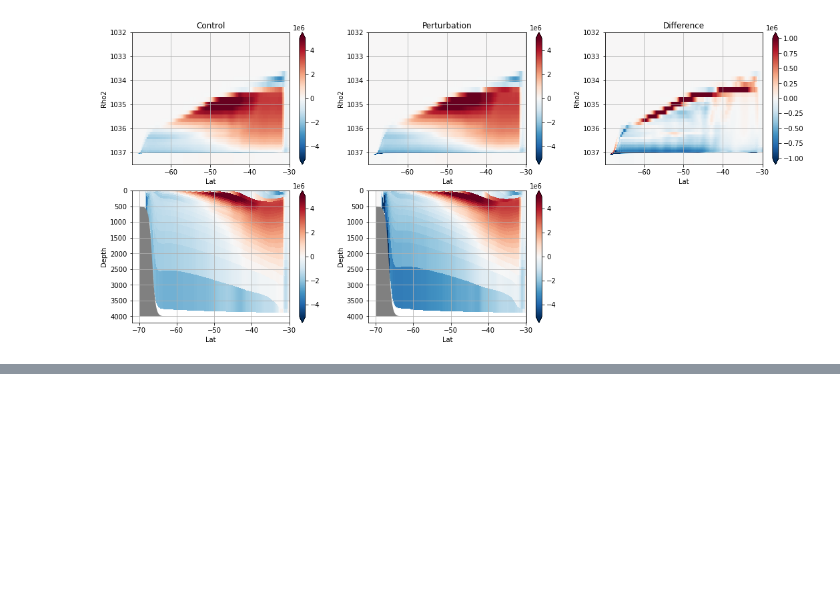
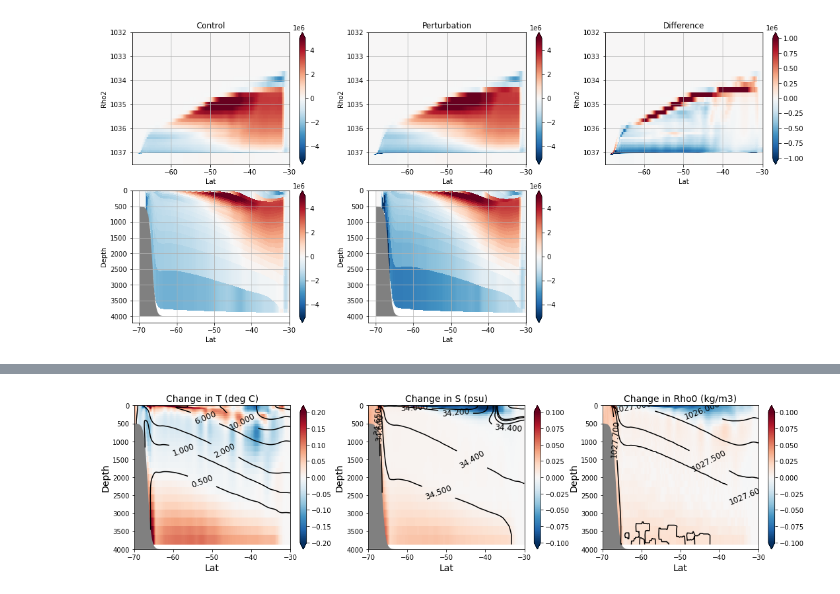
Before and after one commit to hmkhatri/MOM6-Channel-Southern-Ocean, a Jupyter notebook: Analysis/FW_IO_25.ipynb, the cells around one changed output, grey strips where cells are left out. Saved outputs shown, nothing was run; the diff lists cells and outputs as text; code cells hidden in the pictures; blank space fills up the shorter version.

```diff
--- a/Analysis/FW_IO_25.ipynb
+++ b/Analysis/FW_IO_25.ipynb
@@ -338,0 +494,55 @@ ds_rho_per.close()
+# %%
+# Change in salinity, temperature, rho0.
+
+depth = ds_z[0]['depth_ocean'].isel(xh=0)
+T_lev = [0.5, 1., 2., 6., 10., 14., 18.]
+S_lev = [33.5, 34., 34.2, 34.4, 34.5, 34.6, 34.65, 35.2]
+Rho_lev = [1024., 1025., 1026., 1027., 1027.5, 1027.6, 1027.7]
+
+
+grid1 = plt.GridSpec(1, 3, wspace=0.2, hspace=0.2)
+fig = plt.figure(figsize=[18,4])
+
+ax = fig.add_subplot(grid1[0, 0])
+tmp = ds_z[1]['temp'].mean(['Time','xh']) - ds_z[0]['temp'].mean(['Time','xh'])
+plt.pcolor(ds_z[0]['yh'], ds_z[0]['z_l'], tmp, vmin = -0.2, vmax = 0.2, cmap='RdBu_r')
+plt.colorbar(extend='both')
+CS = plt.contour(ds_z[0]['yh'], ds_z[0]['z_l'], ds_z[0]['temp'].mean(['Time','xh']), T_lev, colors='black', linewidths=1.5)
+plt.clabel(CS, inline=True, fontsize=12)
+plt.fill_between(ds_z[0]['yh'], depth, 4000., fc='grey')
+plt.ylabel('Depth', fontsize=14)
+plt.xlabel('Lat', fontsize=14)
+plt.xlim((-70.,-30.))
+plt.ylim((0.,4000.))
+plt.title('Change in T (deg C)', fontsize=14)
+plt.gca().invert_yaxis()
+
+ax = fig.add_subplot(grid1[0, 1])
+tmp = ds_z[1]['salt'].mean(['Time','xh']) - ds_z[0]['salt'].mean(['Time','xh'])
+plt.pcolor(ds_z[0]['yh'], ds_z[0]['z_l'], tmp, vmin = -0.1, vmax = 0.1, cmap='RdBu_r')
+plt.colorbar(extend='both')
+CS = plt.contour(ds_z[0]['yh'], ds_z[0]['z_l'], ds_z[0]['salt'].mean(['Time','xh']), S_lev, colors='black', linewidths=1.5)
+plt.clabel(CS, inline=True, fontsize=12)
+plt.fill_between(ds_z[0]['yh'], depth, 4000., fc='grey')
+plt.ylabel('Depth', fontsize=14)
+plt.xlabel('Lat', fontsize=14)
+plt.xlim((-70.,-30.))
+plt.ylim((0.,4000.))
+plt.title('Change in S (psu)', fontsize=14)
+plt.gca().invert_yaxis()
+
+ax = fig.add_subplot(grid1[0, 2])
+tmp = ds_z[1]['rhopot0'].mean(['Time','xh']) - ds_z[0]['rhopot0'].mean(['Time','xh'])
+plt.pcolor(ds_z[0]['yh'], ds_z[0]['z_l'], tmp, vmin = -0.1, vmax = 0.1, cmap='RdBu_r')
+plt.colorbar(extend='both')
+CS = plt.contour(ds_z[0]['yh'], ds_z[0]['z_l'], ds_z[0]['rhopot0'].mean(['Time','xh']), Rho_lev, colors='black', linewidths=1.5)
+plt.clabel(CS, inline=True, fontsize=12)
+plt.fill_between(ds_z[0]['yh'], depth, 4000., fc='grey')
+plt.ylabel('Depth', fontsize=14)
+plt.xlabel('Lat', fontsize=14)
+plt.xlim((-70.,-30.))
+plt.ylim((0.,4000.))
+plt.title('Change in Rho0 (kg/m3)', fontsize=14)
+plt.gca().invert_yaxis()
+# %% [output]
+[figure, added]
```
Also changed, not shown: parts of 11 cells of this notebook.
